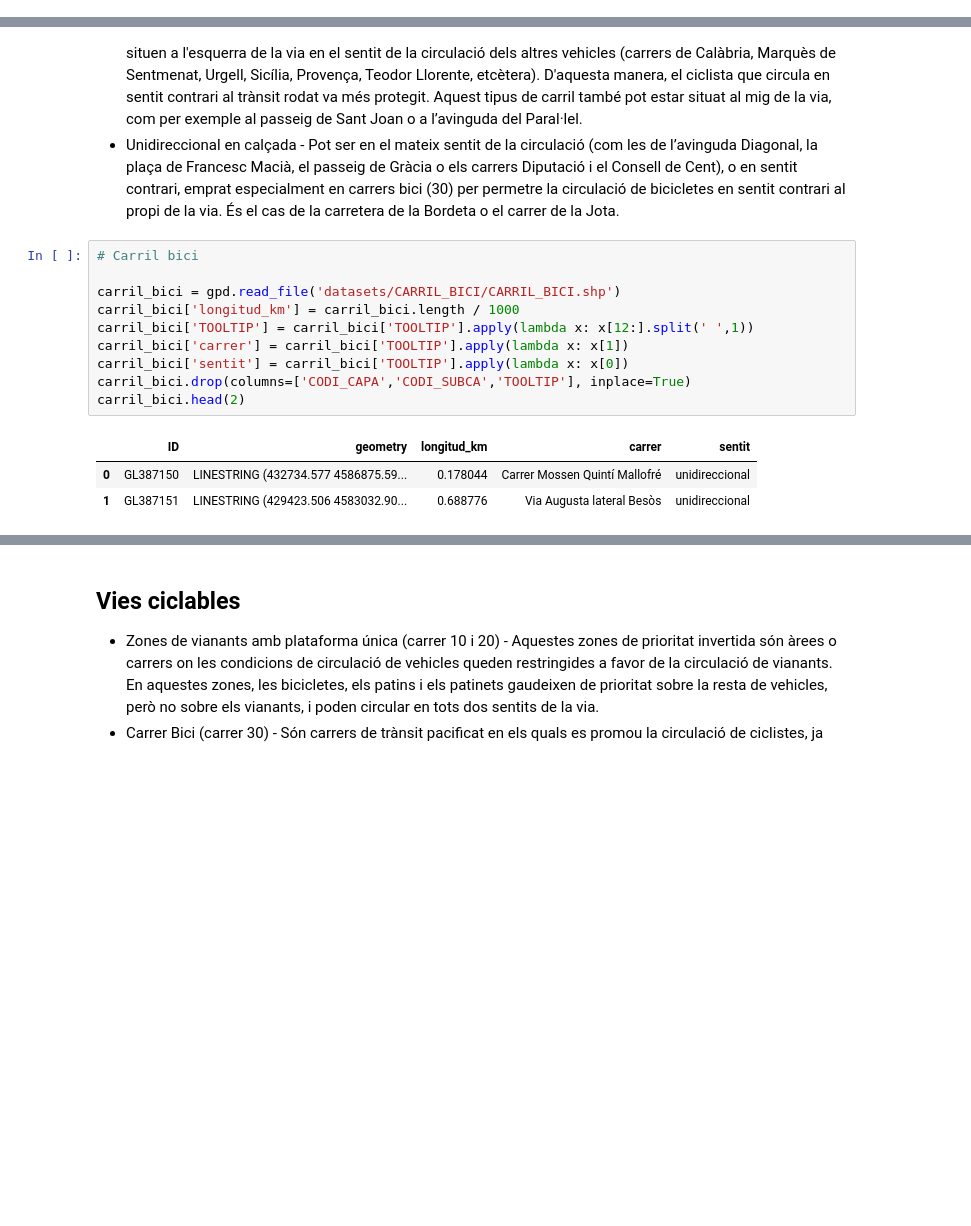
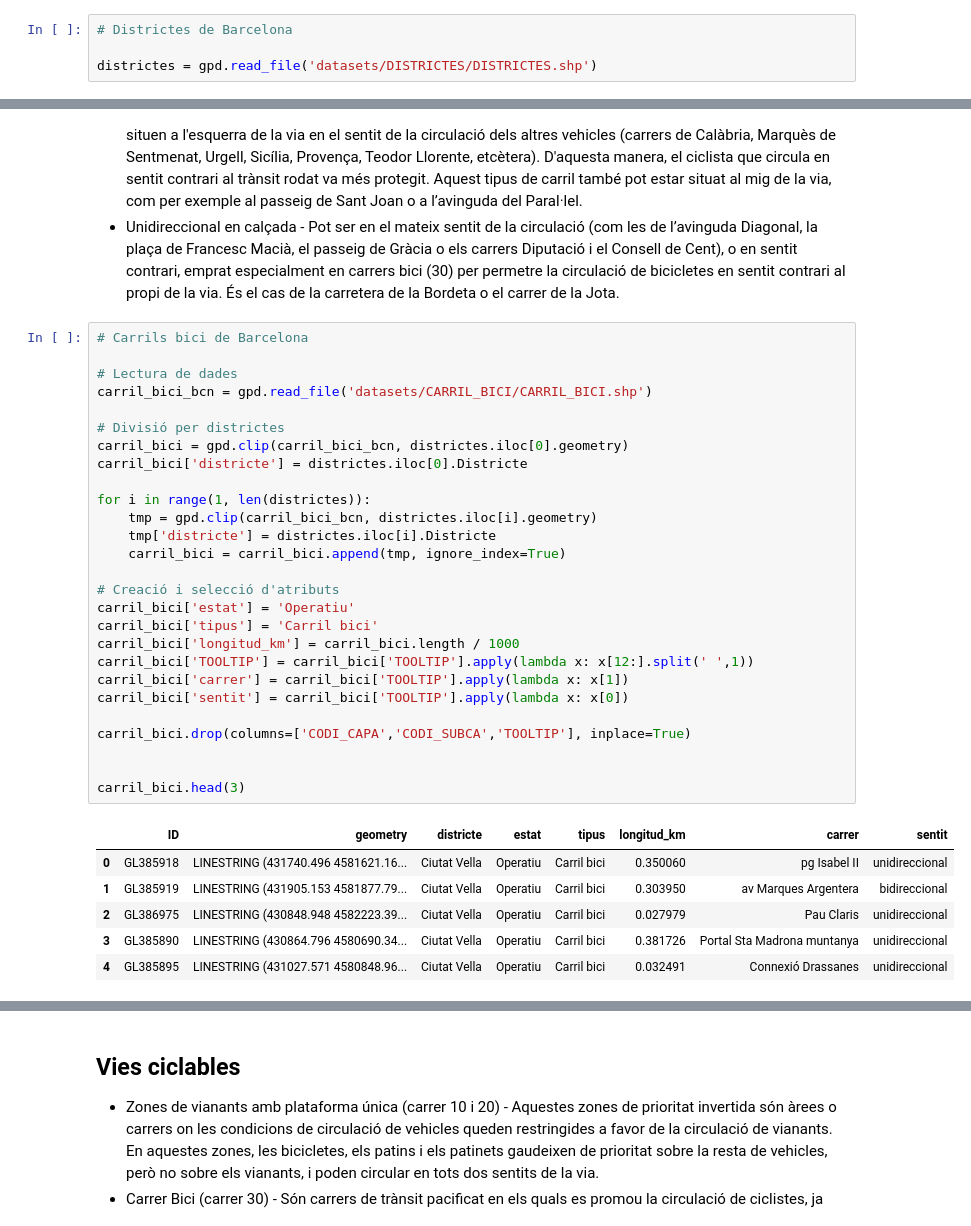
Before and after one commit to vboix2/BCN-bici, a Jupyter notebook: Data/Vies.ipynb, the cells around one changed output, grey strips where cells are left out. Cells and saved outputs as stored; diff of their text form; blank space fills up the shorter version.

Commit message:
Divisió carrils per districtes

```diff
--- a/Data/Vies.ipynb
+++ b/Data/Vies.ipynb
@@ -77,6 +77,10 @@ VIES_CICLABLES descarregat correctament.
 ZONES30_CARRERS descarregat correctament.
 CARRERS_PACIFICATS descarregat correctament.
 CORREDORS_BICI descarregat correctament.
+# %%
+# Districtes de Barcelona
+
+districtes = gpd.read_file('datasets/DISTRICTES/DISTRICTES.shp')
 # %% [markdown]
 ## Carrils bici
 
@@ -85,17 +89,37 @@ CORREDORS_BICI descarregat correctament.
 * Bidireccional en calçada - Permet la circulació de bicicletes en els dos sentits de la marxa. Normalment se situen a l'esquerra de la via en el sentit de la circulació dels altres vehicles (carrers de Calàbria, Marquès de Sentmenat, Urgell, Sicília, Provença, Teodor Llorente, etcètera). D'aquesta manera, el ciclista que circula en sentit contrari al trànsit rodat va més protegit. Aquest tipus de carril també pot estar situat al mig de la via, com per exemple al passeig de Sant Joan o a l’avinguda del Paral·lel.
 * Unidireccional en calçada - Pot ser en el mateix sentit de la circulació (com les de l’avinguda Diagonal, la plaça de Francesc Macià, el passeig de Gràcia o els carrers Diputació i el Consell de Cent), o en sentit contrari, emprat especialment en carrers bici (30) per permetre la circulació de bicicletes en sentit contrari al propi de la via. És el cas de la carretera de la Bordeta o el carrer de la Jota.
 # %%
-# Carril bici
+# Carrils bici de Barcelona
 
-carril_bici = gpd.read_file('datasets/CARRIL_BICI/CARRIL_BICI.shp')
+# Lectura de dades
+carril_bici_bcn = gpd.read_file('datasets/CARRIL_BICI/CARRIL_BICI.shp')
+
+# Divisió per districtes
+carril_bici = gpd.clip(carril_bici_bcn, districtes.iloc[0].geometry)
+carril_bici['districte'] = districtes.iloc[0].Districte
+
+for i in range(1, len(districtes)):
+    tmp = gpd.clip(carril_bici_bcn, districtes.iloc[i].geometry)
+    tmp['districte'] = districtes.iloc[i].Districte
+    carril_bici = carril_bici.append(tmp, ignore_index=True)
+
+# Creació i selecció d'atributs
+carril_bici['estat'] = 'Operatiu'
+carril_bici['tipus'] = 'Carril bici'
 carril_bici['longitud_km'] = carril_bici.length / 1000
 carril_bici['TOOLTIP'] = carril_bici['TOOLTIP'].apply(lambda x: x[12:].split(' ',1))
 carril_bici['carrer'] = carril_bici['TOOLTIP'].apply(lambda x: x[1])
 carril_bici['sentit'] = carril_bici['TOOLTIP'].apply(lambda x: x[0])
+
 carril_bici.drop(columns=['CODI_CAPA','CODI_SUBCA','TOOLTIP'], inplace=True)
-carril_bici.head(2)
+
+
+carril_bici.head(3)
 # %% [output]
-|  | ID | geometry | longitud_km | carrer | sentit |
-| 0 | GL387150 | LINESTRING (432734.577 4586875.59... | 0.178044 | Carrer Mossen Quintí Mallofré | unidireccional |
-| 1 | GL387151 | LINESTRING (429423.506 4583032.90... | 0.688776 | Via Augusta lateral Besòs | unidireccional |
+|  | ID | geometry | districte | estat | tipus | longitud_km | carrer | sentit |
+| 0 | GL385918 | LINESTRING (431740.496 4581621.16... | Ciutat Vella | Operatiu | Carril bici | 0.350060 | pg Isabel II | unidireccional |
+| 1 | GL385919 | LINESTRING (431905.153 4581877.79... | Ciutat Vella | Operatiu | Carril bici | 0.303950 | av Marques Argentera | bidireccional |
+| 2 | GL386975 | LINESTRING (430848.948 4582223.39... | Ciutat Vella | Operatiu | Carril bici | 0.027979 | Pau Claris | unidireccional |
+| 3 | GL385890 | LINESTRING (430864.796 4580690.34... | Ciutat Vella | Operatiu | Carril bici | 0.381726 | Portal Sta Madrona muntanya | unidireccional |
+| 4 | GL385895 | LINESTRING (431027.571 4580848.96... | Ciutat Vella | Operatiu | Carril bici | 0.032491 | Connexió Drassanes | unidireccional |
 # %%
```
Also changed, not shown: parts of 3 cells of this notebook, 1 other file.
